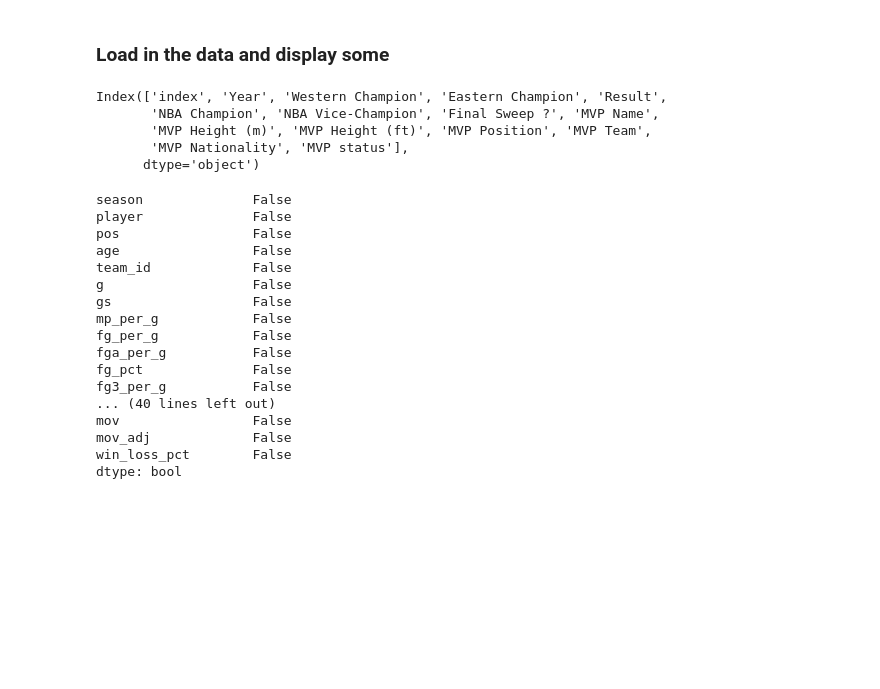
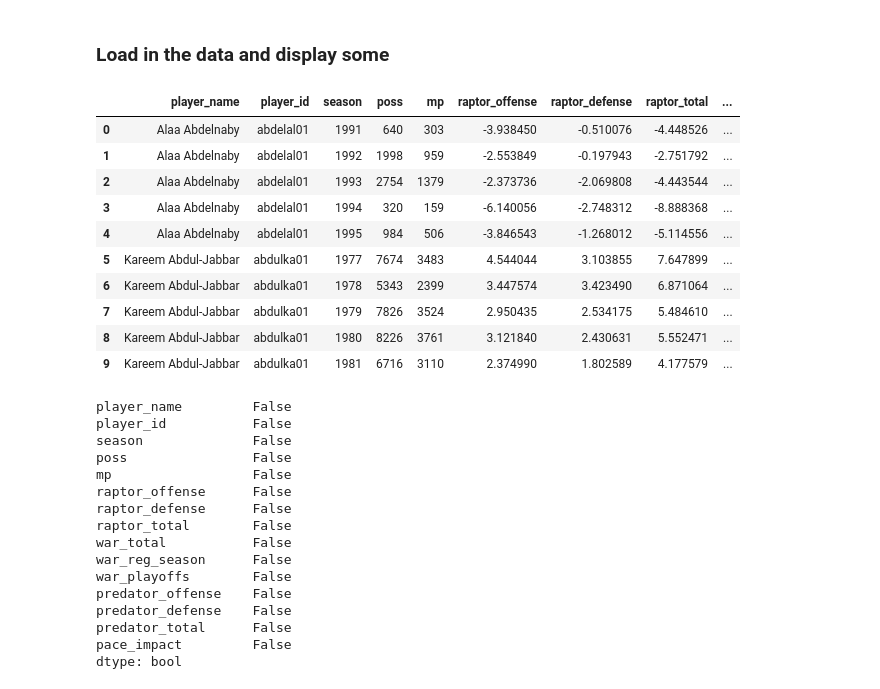
Before and after one commit to jacobwindley/NBA-Project, a Jupyter notebook: Finals Predictor.ipynb, the cells around one changed output. Drawn from its saved outputs; the diff is of its cells as text; code cells hidden in the pictures; blank space fills up the shorter version.

```diff
--- a/Finals Predictor.ipynb
+++ b/Finals Predictor.ipynb
@@ -25,16 +25,30 @@ from IPython.display import display
 ### Load in the data and display some
 # %%
 fAndMVP_data = pd.read_csv("NBA Finals and MVP.csv", delimiter=',')
-print(fAndMVP_data.columns)
 NBA_data = pd.read_csv("NBA_Dataset.csv")
+hrbp_df = pd.read_csv("historical_RAPTOR_by_player.csv")
+hrbt_df = pd.read_csv("historical_RAPTOR_by_team.csv")
+lrbp_df = pd.read_csv("latest_RAPTOR_by_player.csv")
+lrbt_df = pd.read_csv("latest_RAPTOR_by_team.csv")
+mrbp_df = pd.read_csv("modern_RAPTOR_by_player.csv")
+mrbt_df = pd.read_csv("modern_RAPTOR_by_team.csv")
+display(hrbp_df.head(n=10))
+
+
 # display(fAndMVP_data.head(n=5))
 # display(NBA_data.head(n=10))
 # %% [output]
-Index(['index', 'Year', 'Western Champion', 'Eastern Champion', 'Result',
-       'NBA Champion', 'NBA Vice-Champion', 'Final Sweep ?', 'MVP Name',
-       'MVP Height (m)', 'MVP Height (ft)', 'MVP Position', 'MVP Team',
-       'MVP Nationality', 'MVP status'],
-      dtype='object')
+|  | player_name | player_id | season | poss | mp | raptor_offense | raptor_defense | raptor_total | ... |
+| 0 | Alaa Abdelnaby | abdelal01 | 1991 | 640 | 303 | -3.938450 | -0.510076 | -4.448526 | ... |
+| 1 | Alaa Abdelnaby | abdelal01 | 1992 | 1998 | 959 | -2.553849 | -0.197943 | -2.751792 | ... |
+| 2 | Alaa Abdelnaby | abdelal01 | 1993 | 2754 | 1379 | -2.373736 | -2.069808 | -4.443544 | ... |
+| 3 | Alaa Abdelnaby | abdelal01 | 1994 | 320 | 159 | -6.140056 | -2.748312 | -8.888368 | ... |
+| 4 | Alaa Abdelnaby | abdelal01 | 1995 | 984 | 506 | -3.846543 | -1.268012 | -5.114556 | ... |
+| 5 | Kareem Abdul-Jabbar | abdulka01 | 1977 | 7674 | 3483 | 4.544044 | 3.103855 | 7.647899 | ... |
+| 6 | Kareem Abdul-Jabbar | abdulka01 | 1978 | 5343 | 2399 | 3.447574 | 3.423490 | 6.871064 | ... |
+| 7 | Kareem Abdul-Jabbar | abdulka01 | 1979 | 7826 | 3524 | 2.950435 | 2.534175 | 5.484610 | ... |
+| 8 | Kareem Abdul-Jabbar | abdulka01 | 1980 | 8226 | 3761 | 3.121840 | 2.430631 | 5.552471 | ... |
+| 9 | Kareem Abdul-Jabbar | abdulka01 | 1981 | 6716 | 3110 | 2.374990 | 1.802589 | 4.177579 | ... |
 # %%
 # check for nulls and replace if needed
 NBA_data.fillna({'fg_pct': -1.0}, inplace=True)
@@ -42,24 +56,31 @@ NBA_data.fillna({'fg3_pct': -1.0}, inplace=True)
 NBA_data.fillna({'fg2_pct': -1.0}, inplace=True)
 NBA_data.fillna({'efg_pct': -1.0}, inplace=True)
 NBA_data.fillna({'ft_pct': -1.0}, inplace=True)
-NBA_data.isnull().any()
+# NBA_data.isnull().any()
+hrbp_df.fillna({'pace_impact': 0.0}, inplace=True)
+hrbp_df.isnull().any()
+
+# hrbt_df.isnull().any()
+# lrbp_df.isnull().any()
+# lrbt_df.isnull().any()
+# mrbp_df.isnull().any()
+# mrbt_df.isnull().any()
 # %% [output]
+player_name         False
+player_id           False
 season              False
-player              False
-pos                 False
-age                 False
-team_id             False
-g                   False
-gs                  False
-mp_per_g            False
-fg_per_g            False
-fga_per_g           False
-fg_pct              False
-fg3_per_g           False
-... (40 lines left out)
-mov                 False
-mov_adj             False
-win_loss_pct        False
+poss                False
+mp                  False
+raptor_offense      False
+raptor_defense      False
+raptor_total        False
+war_total           False
+war_reg_season      False
+war_playoffs        False
+predator_offense    False
+predator_defense    False
+predator_total      False
+pace_impact         False
 dtype: bool
 # %%
 # check for nulls
```
Also changed, not shown: parts of 5 cells of this notebook.
